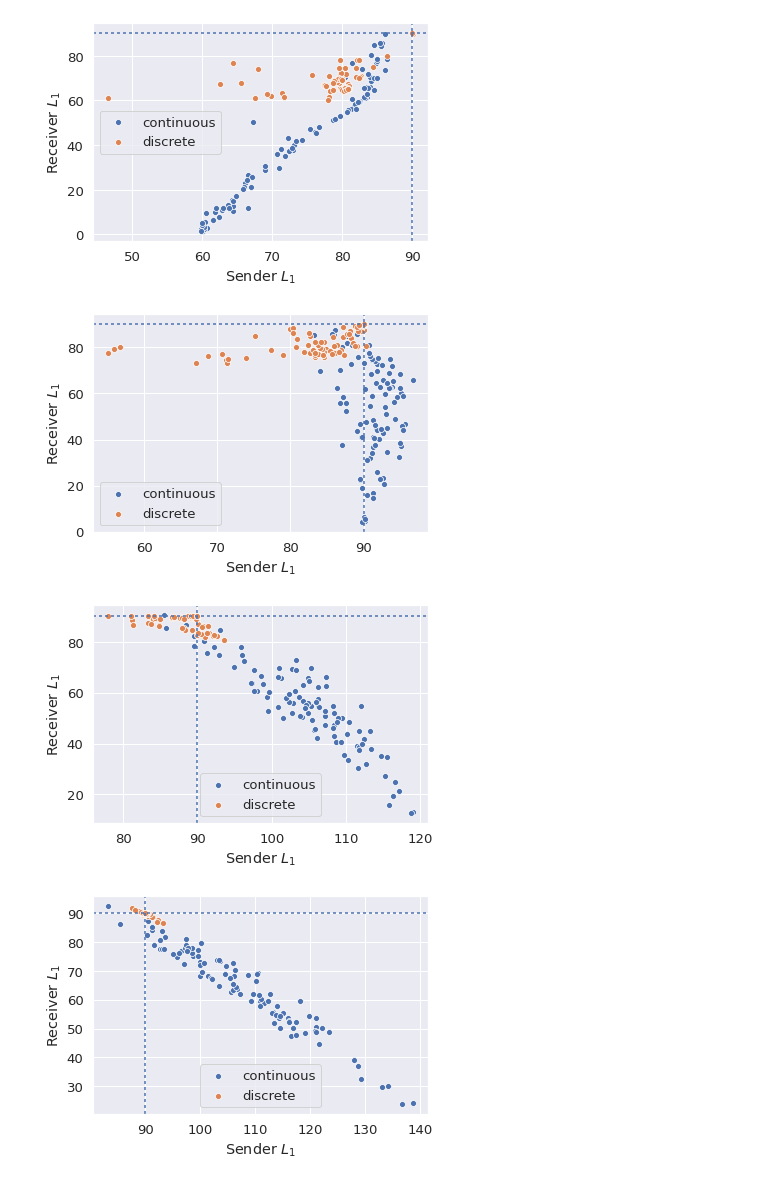
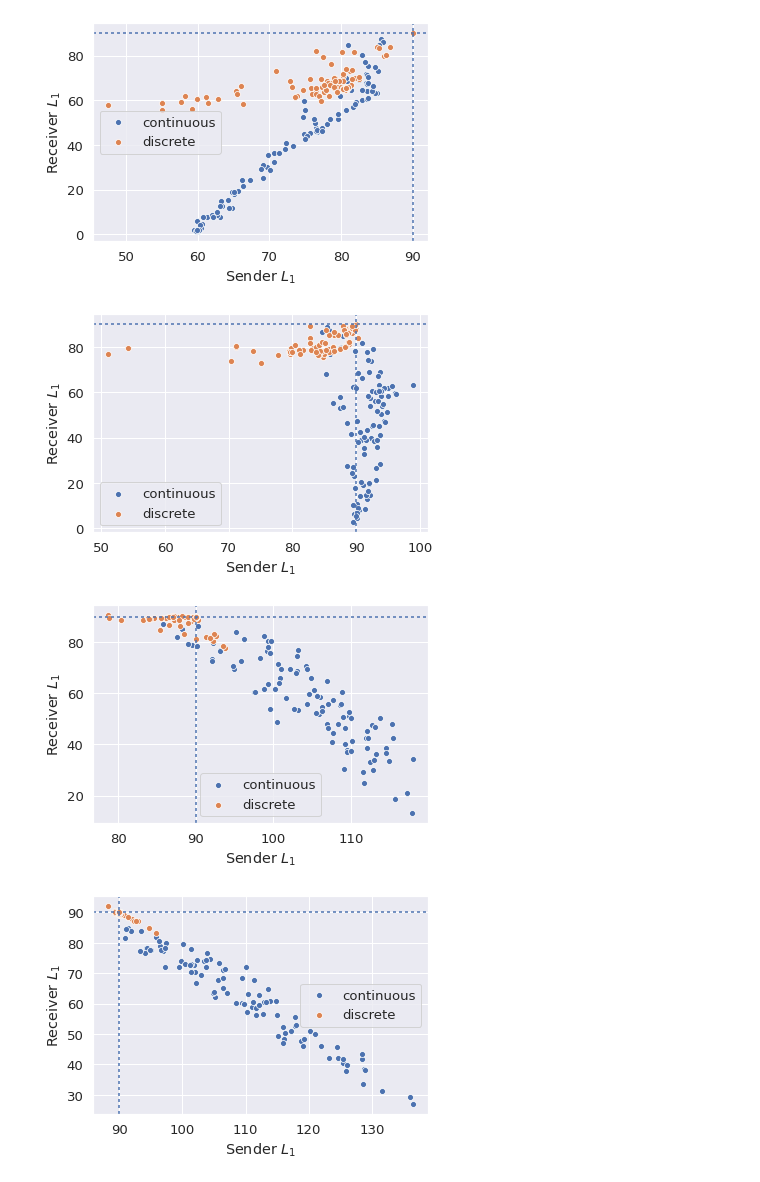
Before and after one commit to mnoukhov/emergent-compete, a Jupyter notebook: notebooks/Hyperparam Search Plots.ipynb, the cells around one changed output. Cells and saved outputs as stored; diff of their text form; code cells hidden in the pictures.

```diff
--- a/notebooks/Hyperparam Search Plots.ipynb
+++ b/notebooks/Hyperparam Search Plots.ipynb
@@ -38,7 +38,7 @@ def metric(seeds_dir, error_name='l1', verbose=False):
     else:
         raise Exception(f'error name {error_name} either not found or not valid')
 
-    last_10 = logs['epoch'] >= 15
+    last_10 = logs['epoch'] >= 20
     return sender[last_10][error_metric].mean(), recver[last_10][error_metric].mean()
 
 
@@ -59,10 +59,10 @@ def all_metrics(path):
                 recver_l1.append(r1*10)
 
     return sender_l1, recver_l1
+# %%
+log_path = Path('../full_logs')
+results_path = Path('../results')
 # %%
-log_path = Path('/scratch')
-results_path = Path('./results')
-
 for bias in [0,3,6,9,12,15]:
     with sns.plotting_context('paper'):
         path = log_path / f'gauss-deter-dim1-bias{bias}'
@@ -82,6 +82,6 @@ for bias in [0,3,6,9,12,15]:
         plt.axvline(90, dashes=(2,2,2,2))
         plt.axhline(90, dashes=(2,2,2,2))
 
-#         plt.savefig(Resultsf'/cont_v_discrete_bias{bias}.png',  bbox_inches='tight')
+#         plt.savefig(results_path / f'cont_v_discrete_bias{bias}.png',  bbox_inches='tight')
         plt.show()
 # %% [output]
@@ -90,4 +90,4 @@ for bias in [0,3,6,9,12,15]:
-[figure, old version]
+[figure, new version]
-[figure, old version]
+[figure, new version]
-[figure, old version]
+[figure, new version]
-[figure, old version]
+[figure, new version]
```
Also changed, not shown: parts of 6 cells of this notebook, 4 other files.
